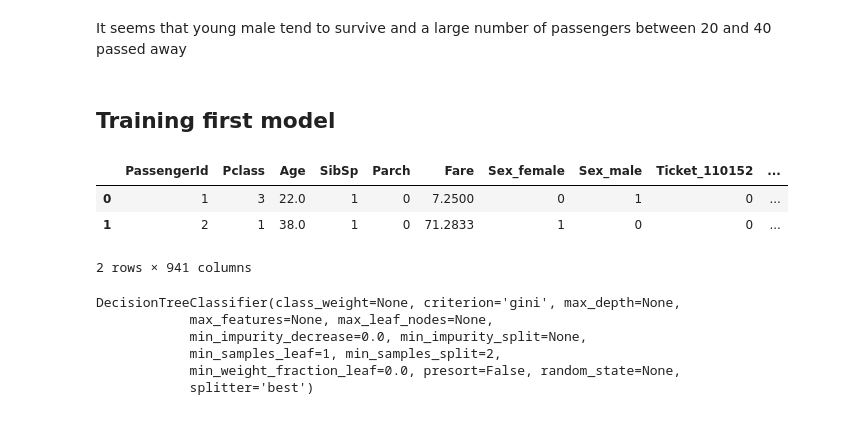
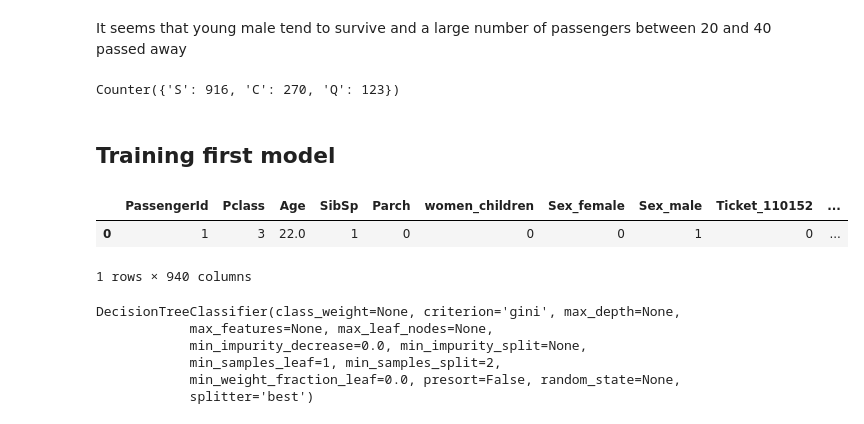
Before and after one commit to williansVarela/kaggle-titanic, a Jupyter notebook: Titanic.ipynb, the cells around one changed output. Drawn from its saved outputs; the diff is of its cells as text; code cells hidden in the pictures.

```diff
--- a/Titanic.ipynb
+++ b/Titanic.ipynb
@@ -68,8 +68,8 @@ The count variable shows that 263 values are missing in the Age column.
 
 One solution is to fill in the null values with the median age.
 # %%
-# Fill blanks in Age with median of age
-features = features.fillna(features['Age'].median())
+# Fill blanks in Age with zero
+features = features.fillna(0.0)
 # %% [markdown]
 Let's check the result.
 # %%
@@ -137,18 +137,35 @@ plt.show()
 [figure]
 # %% [markdown]
 It seems that young male tend to survive and a large number of passengers between 20 and 40 passed away
+# %%
+women_children = []
+
+for _, passenger in features.iterrows():
+    if passenger['Sex'] == 'female' or passenger['Age'] <= 10:
+        women_children.append(1)
+    else:
+        women_children.append(0)
+
+# Our women_children feature
+women_children = pd.Series(women_children)
+
+features['women_children'] = women_children
+# %%
+features['Embarked'].replace(0.0,'S',inplace=True)
+Counter(features['Embarked'])
+# %% [output]
+Counter({'S': 916, 'C': 270, 'Q': 123})
 # %% [markdown]
 ## Training first model
 # %%
 # One-hot encoding
-features = pd.get_dummies(features)
+data = pd.get_dummies(features.drop('Fare', axis=1))
 
-features.head(2)
+data.head(1)
 # %% [output]
-|  | PassengerId | Pclass | Age | SibSp | Parch | Fare | Sex_female | Sex_male | Ticket_110152 | ... |
-| 0 | 1 | 3 | 22.0 | 1 | 0 | 7.2500 | 0 | 1 | 0 | ... |
-| 1 | 2 | 1 | 38.0 | 1 | 0 | 71.2833 | 1 | 0 | 0 | ... |
+|  | PassengerId | Pclass | Age | SibSp | Parch | women_children | Sex_female | Sex_male | Ticket_110152 | ... |
+| 0 | 1 | 3 | 22.0 | 1 | 0 | 0 | 0 | 1 | 0 | ... |
-2 rows × 941 columns
+1 rows × 940 columns
 # %%
 # Import the classifier from sklearn
 from sklearn.tree import DecisionTreeClassifier
```
Also changed, not shown: parts of 6 cells of this notebook, 1 other file.
